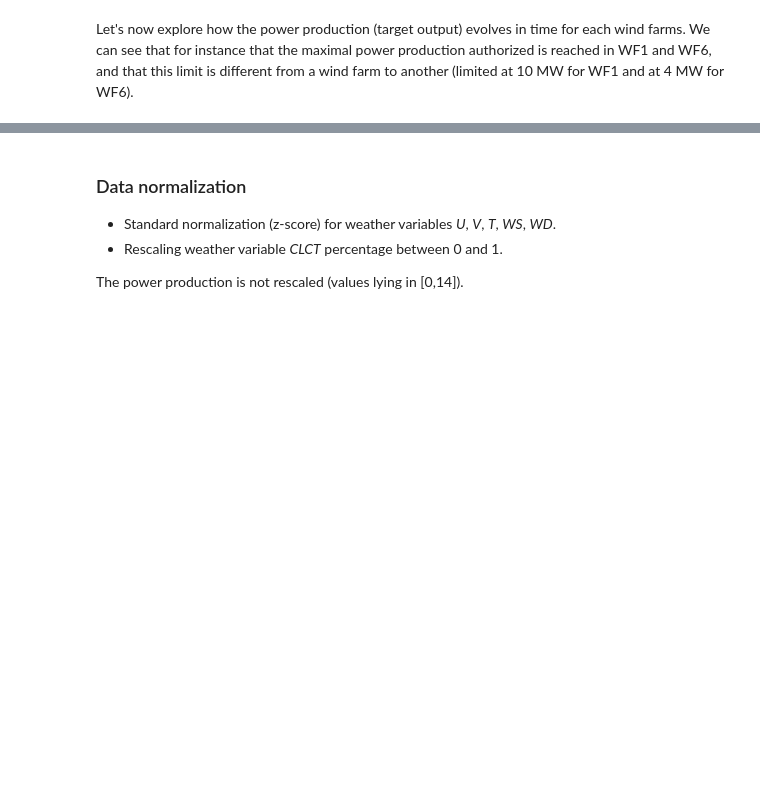
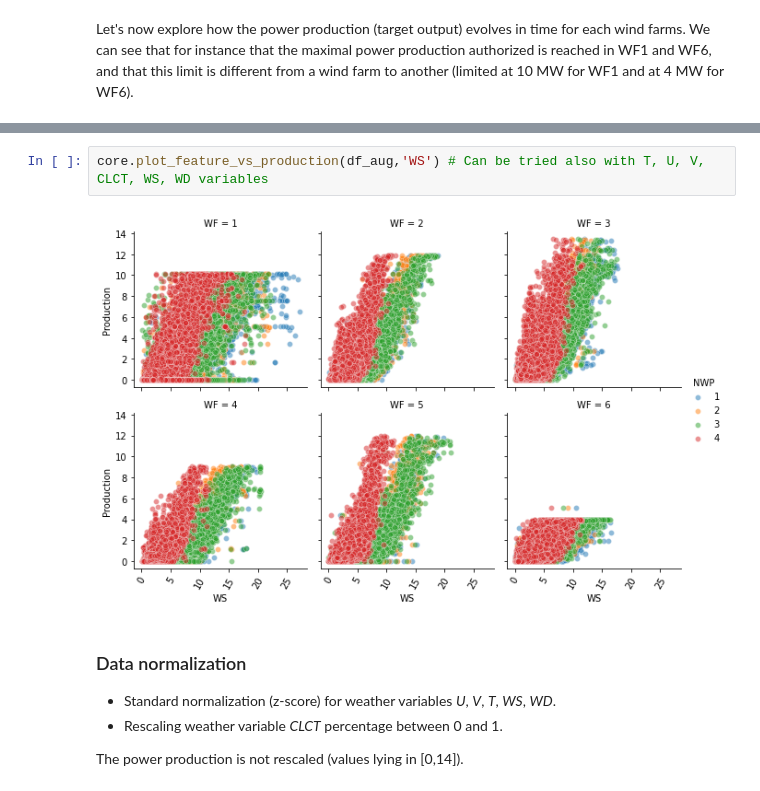
Before and after one commit to qcha41/wind-power-forecasting-challenge, a Jupyter notebook: notebook.ipynb, the cells around one changed output, grey strips where cells are left out. Cells and saved outputs as stored; diff of their text form; blank space fills up the shorter version.

```diff
--- a/notebook.ipynb
+++ b/notebook.ipynb
@@ -138,3 +236,7 @@ core.plot_production_vs_time(df_aug)
+# %%
+core.plot_feature_vs_production(df_aug,'WS') # Can be tried also with T, U, V, CLCT, WS, WD variables
+# %% [output]
+[figure, added]
 # %% [markdown]
 ### Data normalization
 - Standard normalization (z-score) for weather variables *U*, *V*, *T*, *WS*, *WD*.
```
Also changed, not shown: parts of 17 cells of this notebook, 1 other file.
